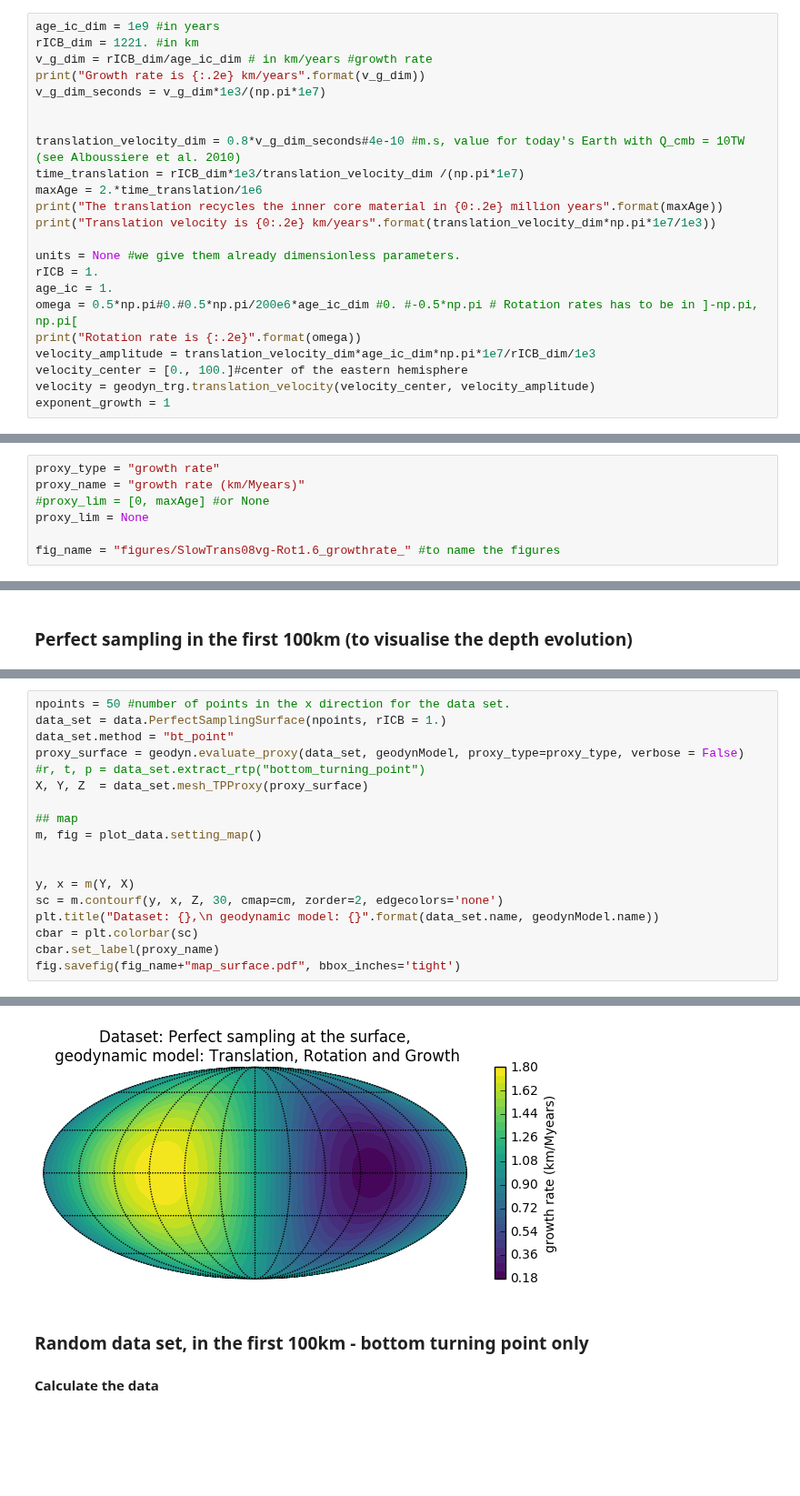
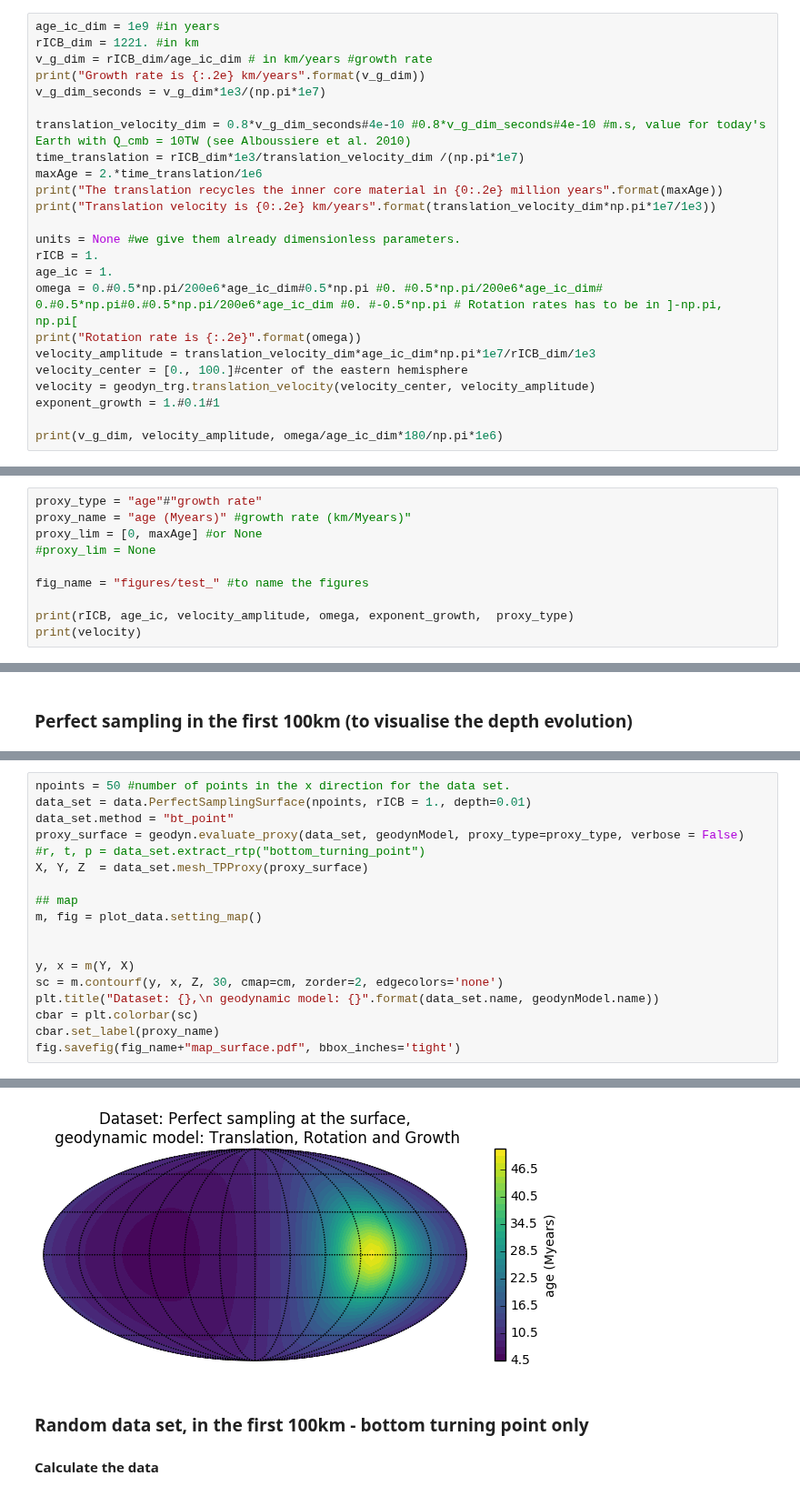
Before and after one commit to MarineLasbleis/GrowYourIC, a Jupyter notebook: notebooks/sandbox-grow.ipynb, the cells around one changed output, grey strips where cells are left out. Shown at 91% size. Cells and saved outputs as stored; diff of their text form; blank space fills up the shorter version.

Commit message:
new notebooks for figures of the manuscript

```diff
--- a/notebooks/sandbox-grow.ipynb
+++ b/notebooks/sandbox-grow.ipynb
@@ -62,8 +62,7 @@ v_g_dim = rICB_dim/age_ic_dim # in km/years #growth rate
 print("Growth rate is {:.2e} km/years".format(v_g_dim))
 v_g_dim_seconds = v_g_dim*1e3/(np.pi*1e7)
 
-
-translation_velocity_dim = 0.8*v_g_dim_seconds#4e-10 #m.s, value for today's Earth with Q_cmb = 10TW (see Alboussiere et al. 2010)
+translation_velocity_dim = 0.8*v_g_dim_seconds#4e-10 #0.8*v_g_dim_seconds#4e-10 #m.s, value for today's Earth with Q_cmb = 10TW (see Alboussiere et al. 2010)
 time_translation = rICB_dim*1e3/translation_velocity_dim /(np.pi*1e7)
 maxAge = 2.*time_translation/1e6
 print("The translation recycles the inner core material in {0:.2e} million years".format(maxAge))
@@ -72,12 +71,14 @@ print("Translation velocity is {0:.2e} km/years".format(translation_velocity_dim
 units = None #we give them already dimensionless parameters.
 rICB = 1.
 age_ic = 1.
-omega = 0.5*np.pi#0.#0.5*np.pi/200e6*age_ic_dim #0. #-0.5*np.pi # Rotation rates has to be in ]-np.pi, np.pi[
+omega = 0.#0.5*np.pi/200e6*age_ic_dim#0.5*np.pi #0. #0.5*np.pi/200e6*age_ic_dim# 0.#0.5*np.pi#0.#0.5*np.pi/200e6*age_ic_dim #0. #-0.5*np.pi # Rotation rates has to be in ]-np.pi, np.pi[
 print("Rotation rate is {:.2e}".format(omega))
 velocity_amplitude = translation_velocity_dim*age_ic_dim*np.pi*1e7/rICB_dim/1e3
 velocity_center = [0., 100.]#center of the eastern hemisphere
 velocity = geodyn_trg.translation_velocity(velocity_center, velocity_amplitude)
-exponent_growth = 1
+exponent_growth = 1.#0.1#1
+
+print(v_g_dim, velocity_amplitude, omega/age_ic_dim*180/np.pi*1e6)
 # %% [output]
 Growth rate is 1.22e-06 km/years
 The translation recycles the inner core material in 2.50e+03 million years
@@ -88,9 +90,12 @@ Define a proxy type, and a proxy name (to be used in the figures to annotate the
 
 You can re-define it later if you want (or define another proxy_type2 if needed)
 # %%
-proxy_type = "growth rate"
-proxy_name = "growth rate (km/Myears)"
-#proxy_lim = [0, maxAge] #or None
-proxy_lim = None
+proxy_type = "age"#"growth rate"
+proxy_name = "age (Myears)" #growth rate (km/Myears)"
+proxy_lim = [0, maxAge] #or None
+#proxy_lim = None
 
-fig_name = "figures/SlowTrans08vg-Rot1.6_growthrate_" #to name the figures
+fig_name = "figures/test_" #to name the figures
+
+print(rICB, age_ic, velocity_amplitude, omega, exponent_growth,  proxy_type)
+print(velocity)
@@ -172,6 +184,6 @@ plt.savefig(fig_name+"meshgrid.pdf", bbox_inches='tight')
 # %%
 npoints = 50 #number of points in the x direction for the data set.
-data_set = data.PerfectSamplingSurface(npoints, rICB = 1.)
+data_set = data.PerfectSamplingSurface(npoints, rICB = 1., depth=0.01)
 data_set.method = "bt_point"
 proxy_surface = geodyn.evaluate_proxy(data_set, geodynModel, proxy_type=proxy_type, verbose = False)
 #r, t, p = data_set.extract_rtp("bottom_turning_point")
@@ -195,8 +207,8 @@ fig.savefig(fig_name+"map_surface.pdf", bbox_inches='tight')
 = Data set is Perfect sampling at the surface
 = Proxy is evaluated for bt_point
 = Number of points to examine: 2500
 ===
-[figure, old version]
+[figure, new version]
 # %% [markdown]
 ### Random data set, in the first 100km  - bottom turning point only
 
```
Also changed, not shown: parts of 10 cells of this notebook, 7 other files.
